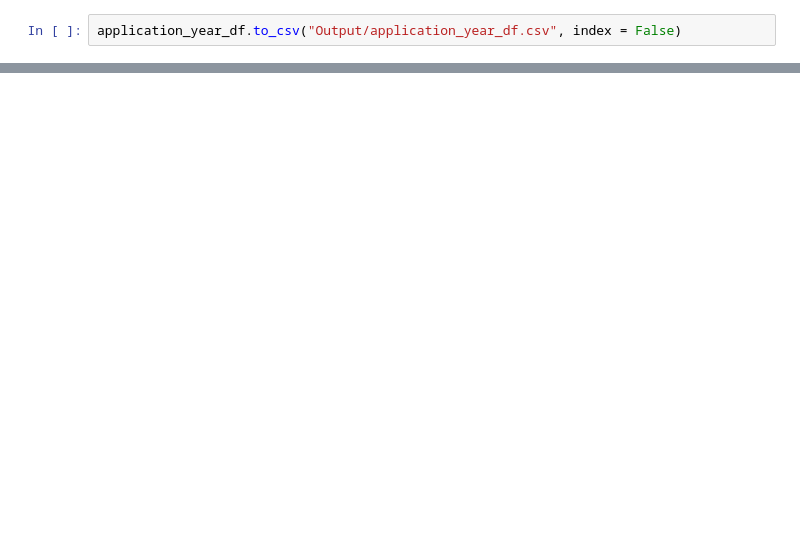
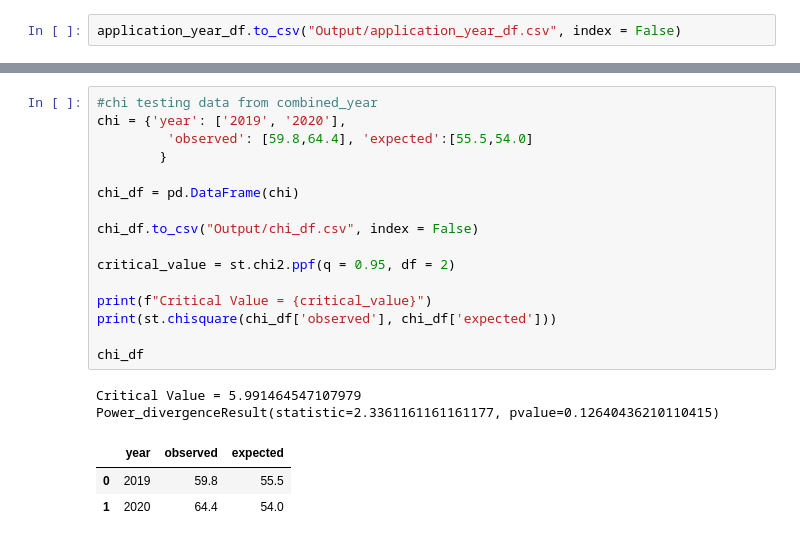
Before and after one commit to 2Delta/GT-Coding-Boot-Camp_Project-1, a Jupyter notebook: Project_01_BicycleSales_01.ipynb, the cells around one changed output, grey strips where cells are left out. Drawn from its saved outputs; the diff is of its cells as text; blank space fills up the shorter version.

```diff
--- a/Project_01_BicycleSales_01.ipynb
+++ b/Project_01_BicycleSales_01.ipynb
@@ -376,0 +542,22 @@ year_diameter_df
+# %%
+#chi testing data from combined_year
+chi = {'year': ['2019', '2020'],
+         'observed': [59.8,64.4], 'expected':[55.5,54.0]
+        }
+
+chi_df = pd.DataFrame(chi)
+
+chi_df.to_csv("Output/chi_df.csv", index = False)
+
+critical_value = st.chi2.ppf(q = 0.95, df = 2)
+
+print(f"Critical Value = {critical_value}")
+print(st.chisquare(chi_df['observed'], chi_df['expected']))
+
+chi_df
+# %% [output]
+Critical Value = 5.991464547107979
+Power_divergenceResult(statistic=2.3361161161161177, pvalue=0.12640436210110415)
+|  | year | observed | expected |
+| 0 | 2019 | 59.8 | 55.5 |
+| 1 | 2020 | 64.4 | 54.0 |
```
Also changed, not shown: parts of 33 cells of this notebook, 4 other files.
